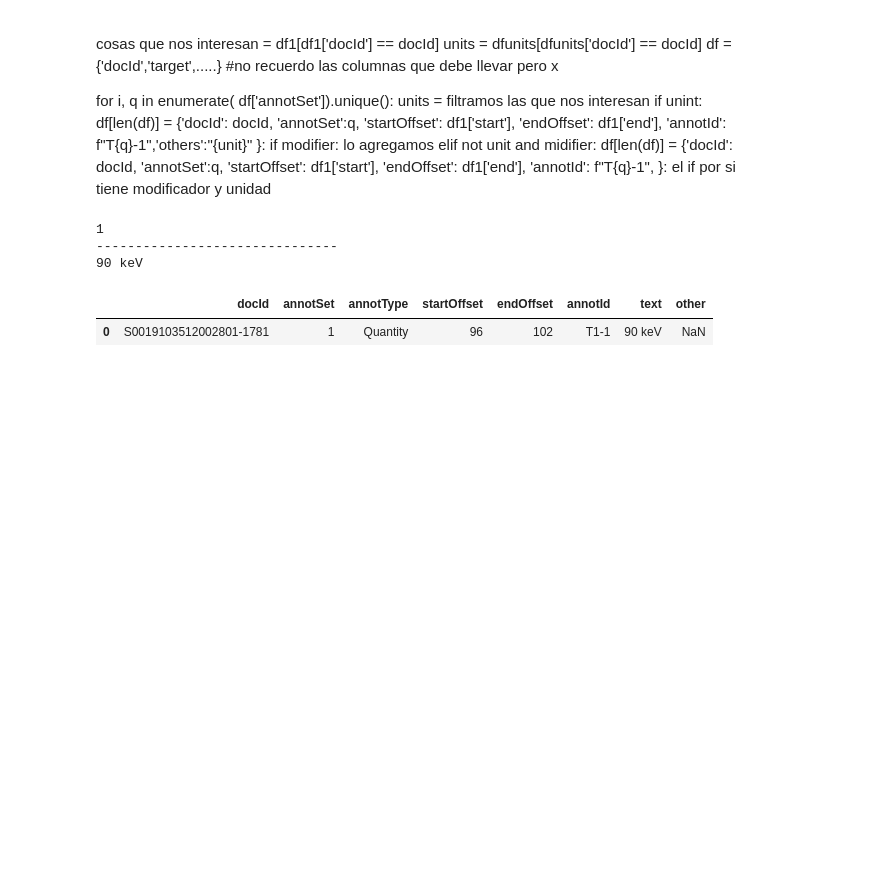
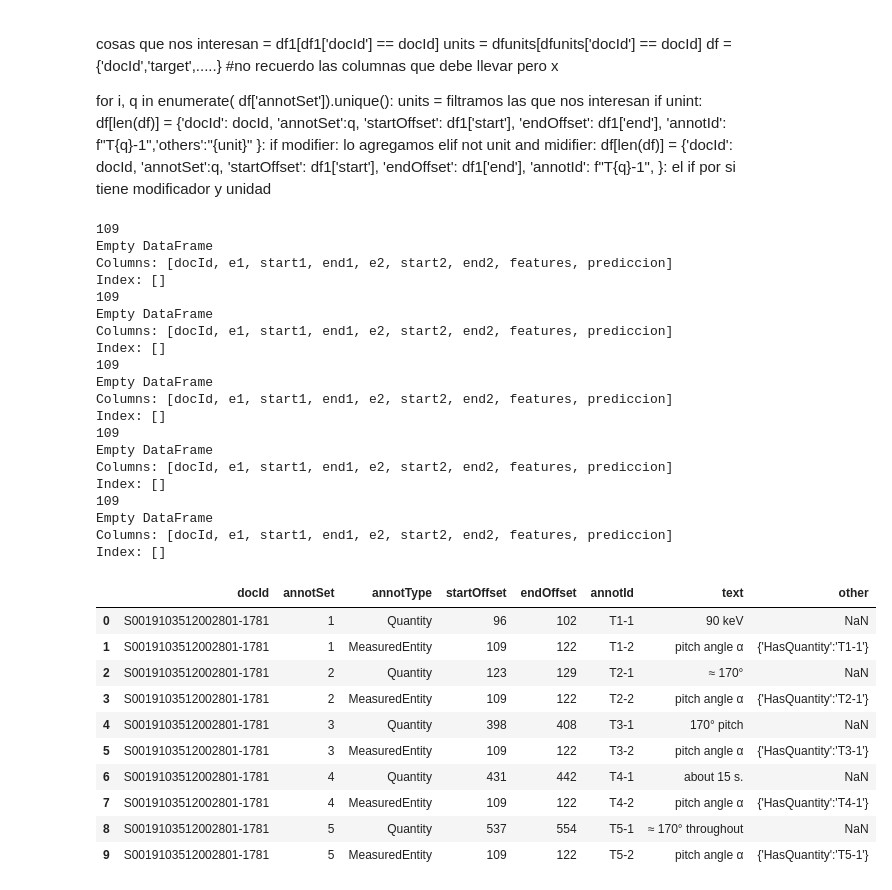
Before and after one commit to rodrigoDZ/Counts-Measurements, a Jupyter notebook: model_eval.ipynb, the cells around one changed output. Drawn from its saved outputs; the diff is of its cells as text; code cells hidden in the pictures; blank space fills up the shorter version.

```diff
--- a/model_eval.ipynb
+++ b/model_eval.ipynb
@@ -461,5 +515,5 @@ quantity_entity.head()
 # %%
-filtra_entity_quantity = quantity_entity[quantity_entity['prediccion'] == 1]
+filtra_entity_quantity = quantity_entity[quantity_entity['prediccion'] == max(list(quantity_entity['prediccion']))]
 filtra_entity_quantity.head()
 # %% [output]
 |  | docId | e1 | start1 | end1 | e2 | start2 | end2 | features | annotSet | prediccion |
@@ -525,9 +579,9 @@ quantities.head()
 quantity_qualifier = generate_df(textset, quantities, Qualifier, 'Quantity', 'Qualifier')
 # %%
 entity_property.dropna(inplace=True)
-pred = clf_q_qual.predict_proba(generacion_xy(entity_property))
-predict = proba(pred)
-entity_property['prediccion'] = predict
+pred = clf_q_qual.predict(generacion_xy(entity_property))
+#predict = proba(pred)
+entity_property['prediccion'] = pred
 entity_property.head()
 # %% [output]
 |  | docId | e1 | start1 | end1 | e2 | start2 | end2 | features | prediccion |
@@ -563,26 +622,78 @@ elif not unit and midifier:
  df[len(df)] = {'docId': docId, 'annotSet':q, 'startOffset': df1['start'], 'endOffset': df1['end'], 'annotId': f"T{q}-1", }:
 el if por si tiene modificador y unidad
 # %%
-def tsv_quantities(docId, quantity_entity, quantity_unit):
+def tsv_quantities(docId, quantity_entity, quantity_unit, entity_property):
   '''
   '''
   df = pd.DataFrame(columns=["docId","annotSet","annotType","startOffset","endOffset","annotId","text","other"])
   quantities = quantity_entity[quantity_entity['docId'] == docId]
+  properties = entity_property[entity_property['docId'] == docId]
   idx = quantities.index
   units = quantity_unit[quantity_unit['docId'] == docId]
   annot_set = quantities['annotSet'].unique()
   for i, q in enumerate(annot_set):
-    text = quantities[quantities['annotSet'] == q].loc[idx[i], 'e1']
-    print(text)
+
+    text = quantities[quantities['annotSet'] == q]['e1'].values[0]
+    # start: correspondiente al indice de inicio de la cantidad
     start = quantities[quantities['annotSet'] == q]['start1'].values[0]
     end = quantities[quantities['annotSet'] == q]['end1'].values[0]
     df.loc[len(df)] = {"docId": docId,"annotSet": q,"annotType": 'Quantity',"startOffset": start,"endOffset": end,"annotId": f'T{q}-1',"text": text}
-    return df
+
+    text2 = quantities[quantities['annotSet'] == q]['e2'].values[0]
+    # start 2: correspondiente al indice de inicio de la entidad
+    start2 = quantities[quantities['annotSet'] == q]['start2'].values[0]
+    print(start2)
+    end2 = quantities[quantities['annotSet'] == q]['end2'].values[0]
+
+    # verificamos si tiene property, relacionando con el entity
+    property = properties[properties['start1'] == start2]
+    print(property)
+    if len(property) > 0:
+      property = property.values[0]
+      # start 3: correspondiente al indice de inicio de la propiedad
+      start3 = quantities[quantities['annotSet'] == q]['start2'].values[0]
+      end3 = quantities[quantities['annotSet'] == q]['end2'].values[0]
+      df.loc[len(df)] = {"docId": docId,"annotSet": q,"annotType": 'MeasuredProperty',"startOffset": start3,"endOffset": end3,"annotId": f'T{q}-2',
+                         "text": property, "other": "{'HasQuantity':'T" + str(q) +"-1' }"}
+      df.loc[len(df)] = {"docId": docId,"annotSet": q,"annotType": 'MeasuredEntity',"startOffset": start2,"endOffset": end2,"annotId": f'T{q}-3',
+                       "text": text2, "other": "{'HasProperty': 'T" + str(q )+"-2' }"}
+    else:
+      df.loc[len(df)] = {"docId": docId,"annotSet": q,"annotType": 'MeasuredEntity',"startOffset": start2,"endOffset": end2,"annotId": f'T{q}-2',
+                       "text": text2, "other": "{'HasQuantity':'T" + str(q) +"-1'}"}
+
+  return df
 # %%
-tsv_quantities('S0019103512002801-1781', filtra_entity_quantity, Quantity)
+tsv_doc = tsv_quantities('S0019103512002801-1781', filtra_entity_quantity, Quantity, entity_property)
+tsv_doc
 # %% [output]
-1
--------------------------------
-90 keV
+109
+Empty DataFrame
+Columns: [docId, e1, start1, end1, e2, start2, end2, features, prediccion]
+Index: []
+109
+Empty DataFrame
+Columns: [docId, e1, start1, end1, e2, start2, end2, features, prediccion]
+Index: []
+109
+Empty DataFrame
+Columns: [docId, e1, start1, end1, e2, start2, end2, features, prediccion]
+Index: []
+109
+Empty DataFrame
+Columns: [docId, e1, start1, end1, e2, start2, end2, features, prediccion]
+Index: []
+109
+Empty DataFrame
+Columns: [docId, e1, start1, end1, e2, start2, end2, features, prediccion]
+Index: []
 |  | docId | annotSet | annotType | startOffset | endOffset | annotId | text | other |
 | 0 | S0019103512002801-1781 | 1 | Quantity | 96 | 102 | T1-1 | 90 keV | NaN |
+| 1 | S0019103512002801-1781 | 1 | MeasuredEntity | 109 | 122 | T1-2 | pitch angle α | {'HasQuantity':'T1-1'} |
+| 2 | S0019103512002801-1781 | 2 | Quantity | 123 | 129 | T2-1 | ≈ 170° | NaN |
+| 3 | S0019103512002801-1781 | 2 | MeasuredEntity | 109 | 122 | T2-2 | pitch angle α | {'HasQuantity':'T2-1'} |
+| 4 | S0019103512002801-1781 | 3 | Quantity | 398 | 408 | T3-1 | 170° pitch | NaN |
+| 5 | S0019103512002801-1781 | 3 | MeasuredEntity | 109 | 122 | T3-2 | pitch angle α | {'HasQuantity':'T3-1'} |
+| 6 | S0019103512002801-1781 | 4 | Quantity | 431 | 442 | T4-1 | about 15 s. | NaN |
+| 7 | S0019103512002801-1781 | 4 | MeasuredEntity | 109 | 122 | T4-2 | pitch angle α | {'HasQuantity':'T4-1'} |
+| 8 | S0019103512002801-1781 | 5 | Quantity | 537 | 554 | T5-1 | ≈ 170° throughout | NaN |
+| 9 | S0019103512002801-1781 | 5 | MeasuredEntity | 109 | 122 | T5-2 | pitch angle α | {'HasQuantity':'T5-1'} |
```
Also changed, not shown: parts of 18 cells of this notebook.
